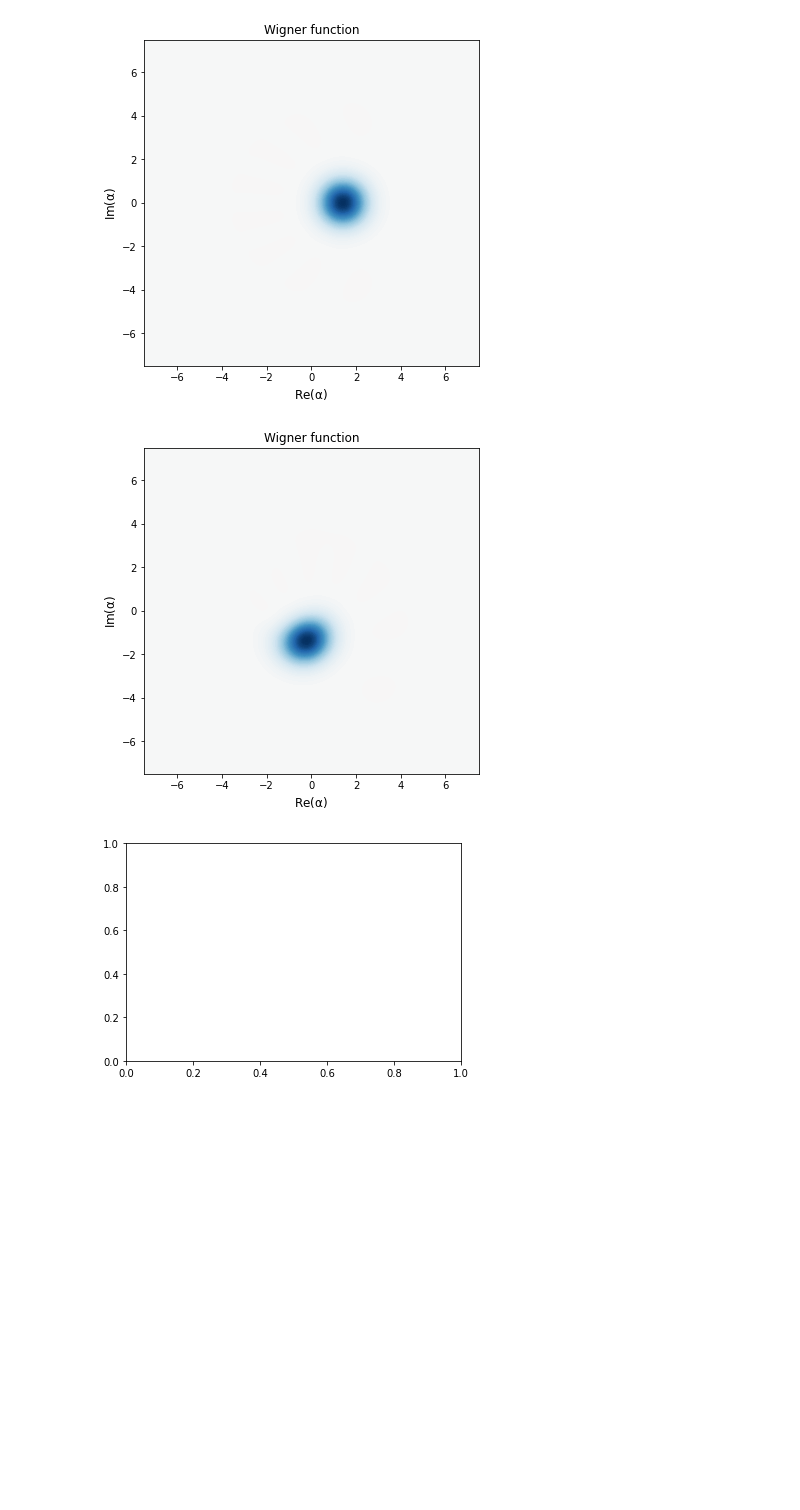
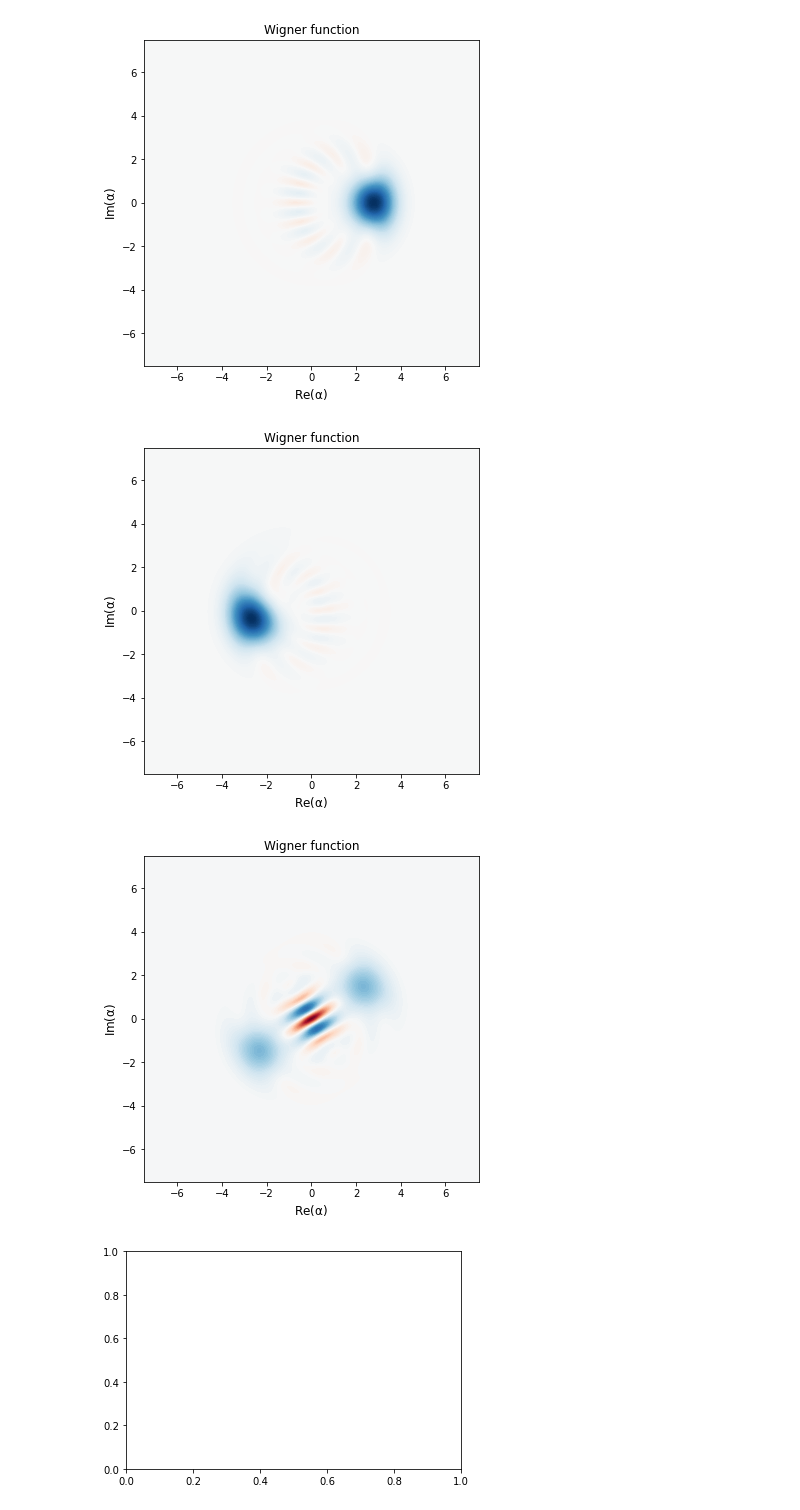
Before and after one commit to shohamjac/CROT_bosonic_code, a Jupyter notebook: two_cavities_and_qubit_dynamic_two_drives-check.ipynb, the cells around one changed output. Saved outputs shown, nothing was run; the diff lists cells and outputs as text; code cells hidden in the pictures; blank space fills up the shorter version.

```diff
--- a/two_cavities_and_qubit_dynamic_two_drives-check.ipynb
+++ b/two_cavities_and_qubit_dynamic_two_drives-check.ipynb
@@ -30,7 +30,7 @@ def energy_plot(energies):
     ax.scatter(x, energies, s=1444, marker="_", linewidth=3, zorder=3)
     ax.grid(axis='y')
 # %%
-N = 9 # number of levels in Hilbert space
+N = 10 # number of levels in Hilbert space
 N_q = 3 #g,e,f not h
 GRID_SIZE = 6
 x_e = 2*np.pi* -50e3
@@ -41,16 +41,16 @@ K = 2*np.pi* -7 #Cavity self-Kerr
 d = 2*np.pi* -200e6 #Transmon unharmonicity
 
 
-g2 = 2*np.pi * 0.6e6 #drive strength phi_a*phi_q*xi
-g3 = 2*np.pi * 1e6 #drive strength phi_b*phi_q*xi
-omega_CROT = 2*np.pi * 2e5 #drive strength phi_a*phi_b*phi_q*xi (not squered)
-delta = 2*np.pi * 10e6
+g2 = 2*np.pi * 0.5e6 #drive strength phi_a*phi_q*xi
+g3 = 2*np.pi * 0.8e6 #drive strength phi_b*phi_q*xi
+omega_CROT = 2*np.pi * 1e6 #drive strength phi_a*phi_b*phi_q*xi (not squered)
+delta = 2*np.pi * 50e6
 delta2 = 2*np.pi * 10e6 #delta for the a-q drive
 delta3 = 2*np.pi * 10e6 #delta for the b-q drive
 
 kappa = 0 #1/1e-3 # Cavity decay rate
 
-alpha = 1.0
+alpha = 2.0
 # %%
 vac = basis(N,0)
 rho_vac = vac*vac.dag()
@@ -176,12 +178,15 @@ Total run time: 9381.68s
 # %%
 rho_cavity_final = ptrace(new.final_state, 1)
 rho_cavity_start = ptrace(new.states[0], 1)
+rho_cavity_final_b = ptrace(new.final_state, 2)
 # %%
 plot_wigner(rho_cavity_start)
 plot_wigner(rho_cavity_final)
+plot_wigner(rho_cavity_final_b)
 # %% [output]
 (<Figure size 432x432 with 1 Axes>,
  <AxesSubplot:title={'center':'Wigner function'}, xlabel='$\\rm{Re}(\\alpha)$', ylabel='$\\rm{Im}(\\alpha)$'>)
-[figure, old version]
+[figure, new version]
-[figure, old version]
+[figure, new version]
+[figure, added]
 # %%
```
Also changed, not shown: parts of 13 cells of this notebook.
